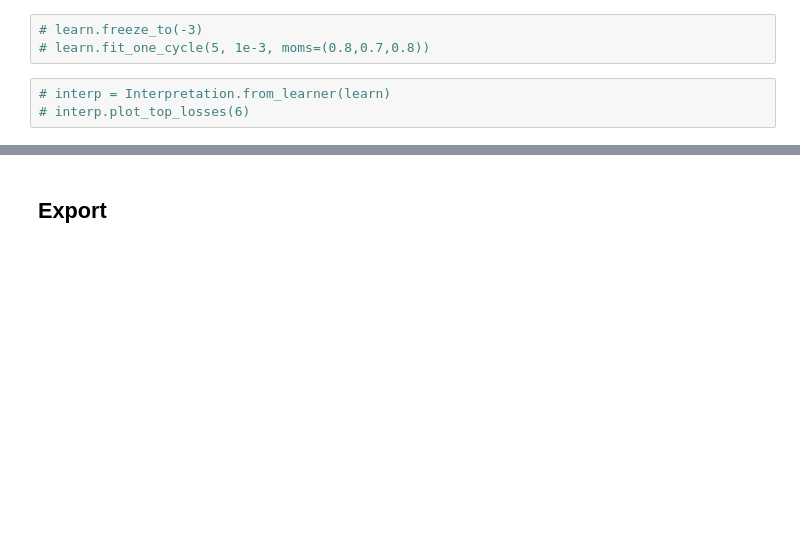
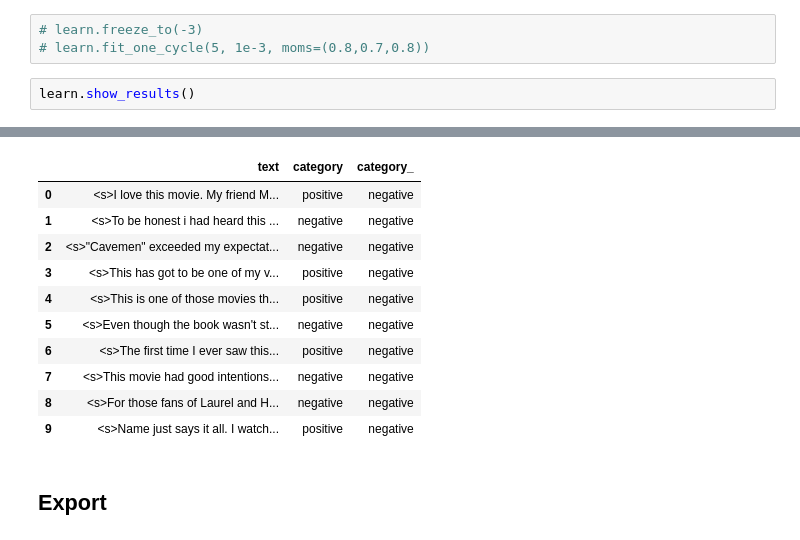
Before and after one commit to cwza/fastai_transformers_utils, a Jupyter notebook: nbs/99a_example_roberta_classification.ipynb, the cells around one changed output, grey strips where cells are left out. Cells and saved outputs as stored; diff of their text form; blank space fills up the shorter version.

```diff
--- a/nbs/01_example_roberta_classification.ipynb
+++ b/nbs/99a_example_roberta_classification.ipynb
@@ -144,6 +148,6 @@ learn.fit_one_cycle(1, 1e-2, moms=(0.8,0.7,0.8))
 # %%
 # learn.freeze_to(-3)
 # learn.fit_one_cycle(5, 1e-3, moms=(0.8,0.7,0.8))
-# %%
-# interp = Interpretation.from_learner(learn)
-# interp.plot_top_losses(6)
+# %%
+learn.show_results()
+# %% [output]
@@ -150,3 +155,14 @@ learn.fit_one_cycle(1, 1e-2, moms=(0.8,0.7,0.8))
+|  | text | category | category_ |
+| 0 | <s>I love this movie. My friend M... | positive | negative |
+| 1 | <s>To be honest i had heard this ... | negative | negative |
+| 2 | <s>"Cavemen" exceeded my expectat... | negative | negative |
+| 3 | <s>This has got to be one of my v... | positive | negative |
+| 4 | <s>This is one of those movies th... | positive | negative |
+| 5 | <s>Even though the book wasn't st... | negative | negative |
+| 6 | <s>The first time I ever saw this... | positive | negative |
+| 7 | <s>This movie had good intentions... | negative | negative |
+| 8 | <s>For those fans of Laurel and H... | negative | negative |
+| 9 | <s>Name just says it all. I watch... | positive | negative |
 # %% [markdown]
 ## Export
 # %%
```
Also changed, not shown: parts of 6 cells of this notebook, 23 other files.
